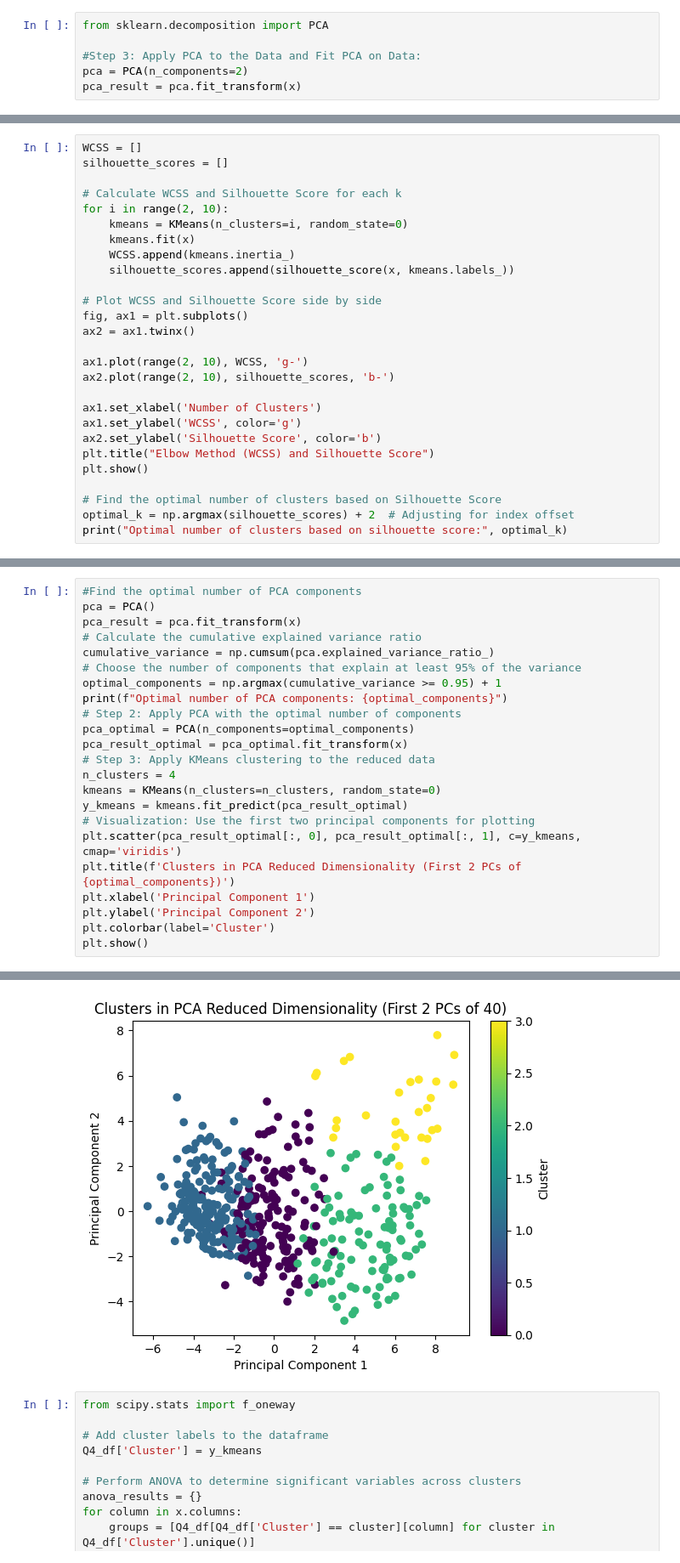
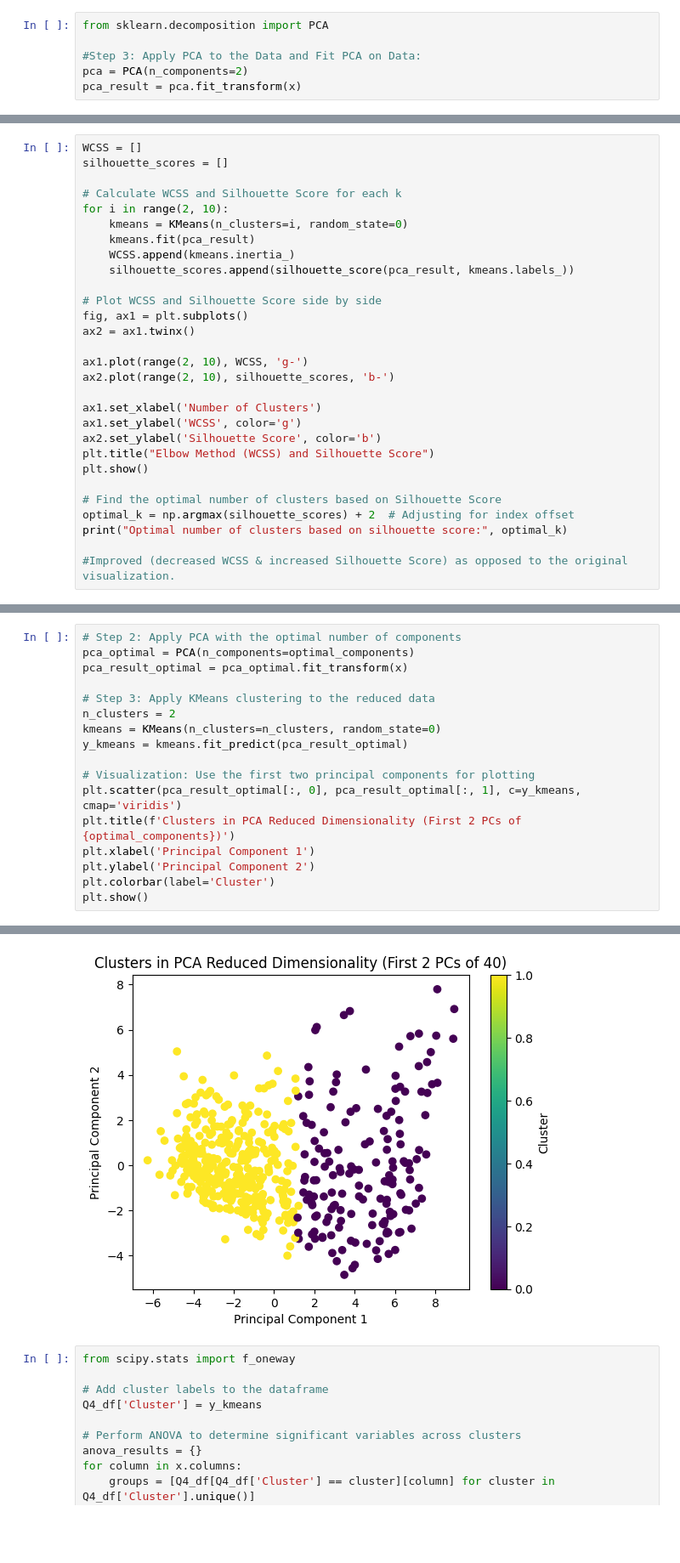
Before and after one commit to Alexander-Gebreamlak/COVID-19-Mortality-in-Ontario-Nursing-Homes, a Jupyter notebook: Covid-19 Ontario Mortality Nursing Home Analysis.ipynb, the cells around one changed output, grey strips where cells are left out. Shown at 85% size. Drawn from its saved outputs; the diff is of its cells as text; blank space fills up the shorter version.

```diff
--- a/Covid-19 Ontario Mortality Nursing Home Analysis.ipynb
+++ b/Covid-19 Ontario Mortality Nursing Home Analysis.ipynb
@@ -961,9 +984,9 @@ silhouette_scores = []
 # Calculate WCSS and Silhouette Score for each k
 for i in range(2, 10):
     kmeans = KMeans(n_clusters=i, random_state=0)
-    kmeans.fit(x)
+    kmeans.fit(pca_result)
     WCSS.append(kmeans.inertia_)
-    silhouette_scores.append(silhouette_score(x, kmeans.labels_))
+    silhouette_scores.append(silhouette_score(pca_result, kmeans.labels_))
 
 # Plot WCSS and Silhouette Score side by side
 fig, ax1 = plt.subplots()
@@ -981,4 +1004,6 @@ plt.show()
 # Find the optimal number of clusters based on Silhouette Score
 optimal_k = np.argmax(silhouette_scores) + 2  # Adjusting for index offset
 print("Optimal number of clusters based on silhouette score:", optimal_k)
+
+#Improved (decreased WCSS & increased Silhouette Score) as opposed to the original visualization.
 # %% [output]
@@ -1004,22 +1042,15 @@ plt.show()
 # %%
-#Find the optimal number of PCA components
-pca = PCA()
-pca_result = pca.fit_transform(x)
-# Calculate the cumulative explained variance ratio
-cumulative_variance = np.cumsum(pca.explained_variance_ratio_)
-# Choose the number of components that explain at least 95% of the variance
-optimal_components = np.argmax(cumulative_variance >= 0.95) + 1
-print(f"Optimal number of PCA components: {optimal_components}")
 # Step 2: Apply PCA with the optimal number of components
 pca_optimal = PCA(n_components=optimal_components)
 pca_result_optimal = pca_optimal.fit_transform(x)
+
 # Step 3: Apply KMeans clustering to the reduced data
-n_clusters = 4
+n_clusters = 2
 kmeans = KMeans(n_clusters=n_clusters, random_state=0)
 y_kmeans = kmeans.fit_predict(pca_result_optimal)
+
 # Visualization: Use the first two principal components for plotting
-plt.scatter(pca_result_optimal[:, 0], pca_result_optimal[:, 1], c=y_kmeans,
-cmap='viridis')
+plt.scatter(pca_result_optimal[:, 0], pca_result_optimal[:, 1], c=y_kmeans, cmap='viridis')
 plt.title(f'Clusters in PCA Reduced Dimensionality (First 2 PCs of {optimal_components})')
 plt.xlabel('Principal Component 1')
 plt.ylabel('Principal Component 2')
@@ -1030,4 +1060,4 @@ Optimal number of PCA components: 40
-[figure, old version]
+[figure, new version]
 # %%
 from scipy.stats import f_oneway
 
```
Also changed, not shown: parts of 9 cells of this notebook.
